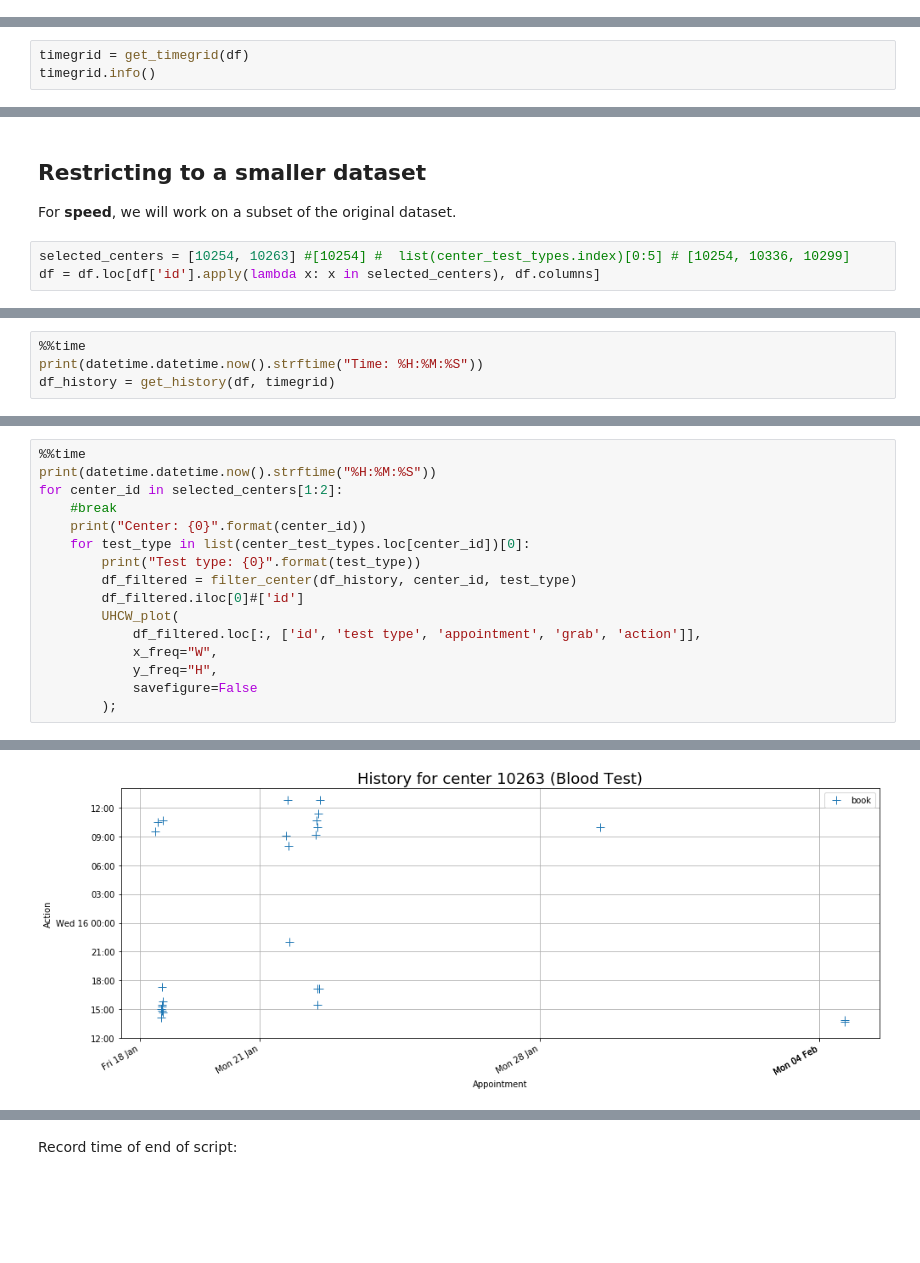
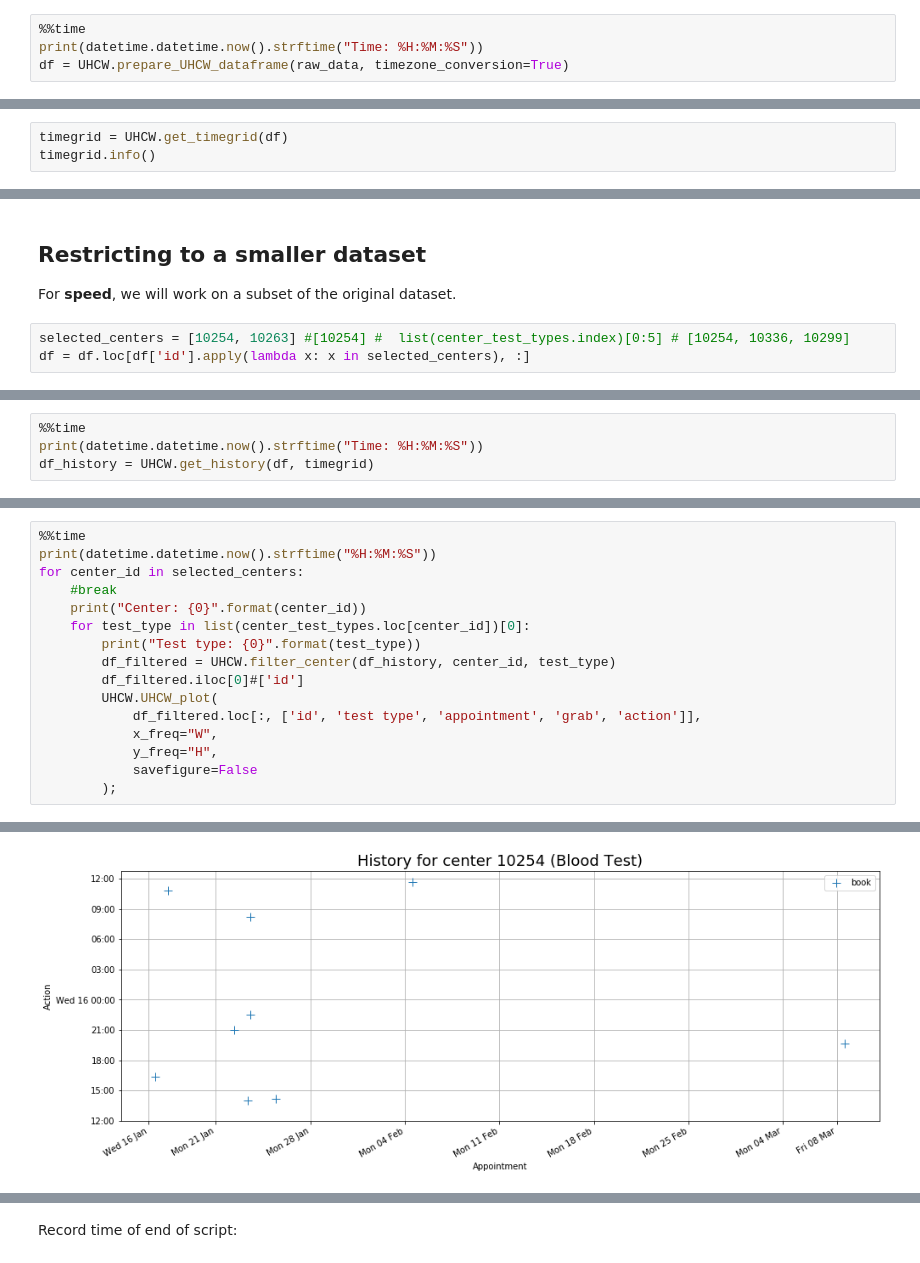
Before and after one commit to antoinechoffrut/UHCW, a Jupyter notebook: UHCW_reconstruction.ipynb, the cells around one changed output, grey strips where cells are left out. Cells and saved outputs as stored; diff of their text form; blank space fills up the shorter version.

Commit message:
Remove definitions of custom functions and import module 'UHCW'

```diff
--- a/UHCW_reconstruction.ipynb
+++ b/UHCW_reconstruction.ipynb
@@ -483,0 +62,4 @@ Wall time: 1min 25s
+# %%
+%%time
+print(datetime.datetime.now().strftime("Time: %H:%M:%S"))
+df = UHCW.prepare_UHCW_dataframe(raw_data, timezone_conversion=True)
@@ -514,7 +100,7 @@ center_test_types
 ## Generating the timegrid
 We generate the `timegrid` of the dataset, that is, the full list of (`grab`, `appointment`) pairs (where `grab` does not occur after `appointment`) from the original dataset `df`.
 # %%
-timegrid = get_timegrid(df)
+timegrid = UHCW.get_timegrid(df)
 timegrid.info()
 # %% [output]
 <class 'pandas.core.frame.DataFrame'>
@@ -529,6 +115,6 @@ memory usage: 21.2+ MB
 For **speed**, we will work on a subset of the original dataset.
 # %%
 selected_centers = [10254, 10263] #[10254] #  list(center_test_types.index)[0:5] # [10254, 10336, 10299]
-df = df.loc[df['id'].apply(lambda x: x in selected_centers), df.columns]
+df = df.loc[df['id'].apply(lambda x: x in selected_centers), :]
 # %% [markdown]
 ### Calculate history of dataset
@@ -536,5 +123,5 @@ df = df.loc[df['id'].apply(lambda x: x in selected_centers), df.columns]
 # %%
 %%time
 print(datetime.datetime.now().strftime("Time: %H:%M:%S"))
-df_history = get_history(df, timegrid)
+df_history = UHCW.get_history(df, timegrid)
 # %% [output]
@@ -544,14 +131,14 @@ Wall time: 1min 21s
 # %%
 %%time
 print(datetime.datetime.now().strftime("%H:%M:%S"))
-for center_id in selected_centers[1:2]:
+for center_id in selected_centers:
     #break
     print("Center: {0}".format(center_id))
     for test_type in list(center_test_types.loc[center_id])[0]:
         print("Test type: {0}".format(test_type))
-        df_filtered = filter_center(df_history, center_id, test_type)
+        df_filtered = UHCW.filter_center(df_history, center_id, test_type)
         df_filtered.iloc[0]#['id']
-        UHCW_plot(
+        UHCW.UHCW_plot(
             df_filtered.loc[:, ['id', 'test type', 'appointment', 'grab', 'action']],
             x_freq="W",
             y_freq="H",
@@ -567 +156 @@ Wall time: 75.5 ms
-[figure, old version]
+[figure, new version]
```
Also changed, not shown: parts of 26 cells of this notebook.
